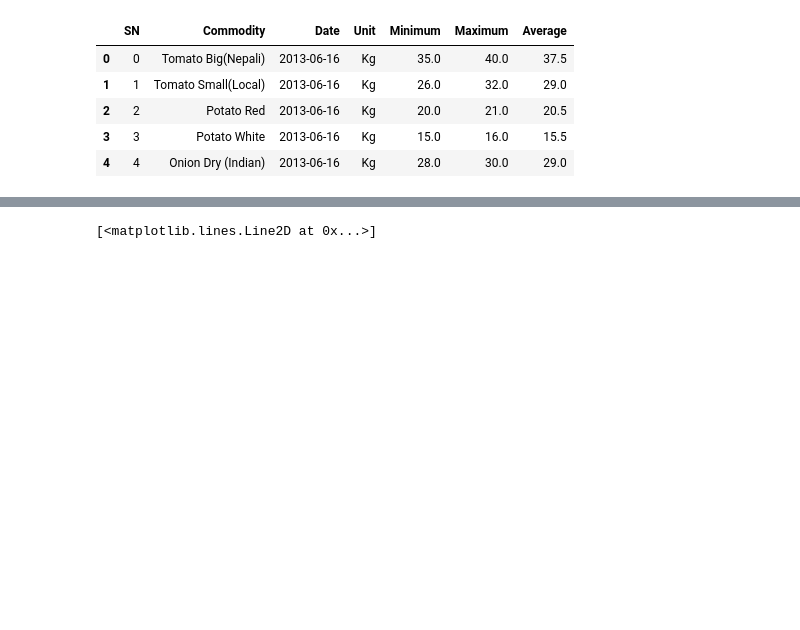
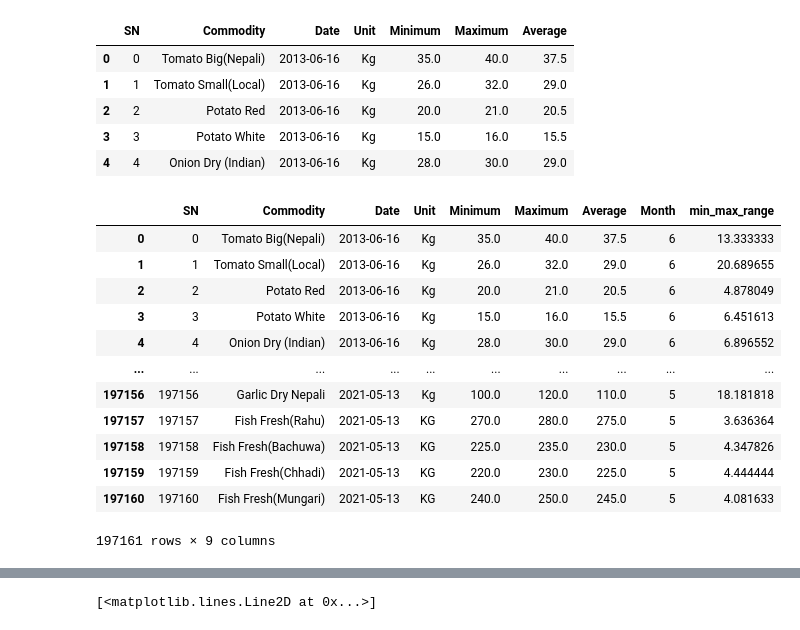
Before and after one commit to erwinschrodinger1/datathon_kalimati, a Jupyter notebook: main.ipynb, the cells around one changed output, grey strips where cells are left out. Saved outputs shown, nothing was run; the diff lists cells and outputs as text; code cells hidden in the pictures; blank space fills up the shorter version.

```diff
--- a/main.ipynb
+++ b/main.ipynb
@@ -18,4 +20,20 @@ dataset['Date'] = pd.to_datetime(dataset['Date'])
 # %%
 
 dataset["min_max_range"] =( dataset["Maximum"] - dataset["Minimum"] )*100/dataset['Average']
+# %%
+dataset
+# %% [output]
+|  | SN | Commodity | Date | Unit | Minimum | Maximum | Average | Month | min_max_range |
+| 0 | 0 | Tomato Big(Nepali) | 2013-06-16 | Kg | 35.0 | 40.0 | 37.5 | 6 | 13.333333 |
+| 1 | 1 | Tomato Small(Local) | 2013-06-16 | Kg | 26.0 | 32.0 | 29.0 | 6 | 20.689655 |
+| 2 | 2 | Potato Red | 2013-06-16 | Kg | 20.0 | 21.0 | 20.5 | 6 | 4.878049 |
+| 3 | 3 | Potato White | 2013-06-16 | Kg | 15.0 | 16.0 | 15.5 | 6 | 6.451613 |
+| 4 | 4 | Onion Dry (Indian) | 2013-06-16 | Kg | 28.0 | 30.0 | 29.0 | 6 | 6.896552 |
+| ... | ... | ... | ... | ... | ... | ... | ... | ... | ... |
+| 197156 | 197156 | Garlic Dry Nepali | 2021-05-13 | Kg | 100.0 | 120.0 | 110.0 | 5 | 18.181818 |
+| 197157 | 197157 | Fish Fresh(Rahu) | 2021-05-13 | KG | 270.0 | 280.0 | 275.0 | 5 | 3.636364 |
+| 197158 | 197158 | Fish Fresh(Bachuwa) | 2021-05-13 | KG | 225.0 | 235.0 | 230.0 | 5 | 4.347826 |
+| 197159 | 197159 | Fish Fresh(Chhadi) | 2021-05-13 | KG | 220.0 | 230.0 | 225.0 | 5 | 4.444444 |
+| 197160 | 197160 | Fish Fresh(Mungari) | 2021-05-13 | KG | 240.0 | 250.0 | 245.0 | 5 | 4.081633 |
+197161 rows × 9 columns
 # %%
```
Also changed, not shown: parts of 11 cells of this notebook, 7 other files.
